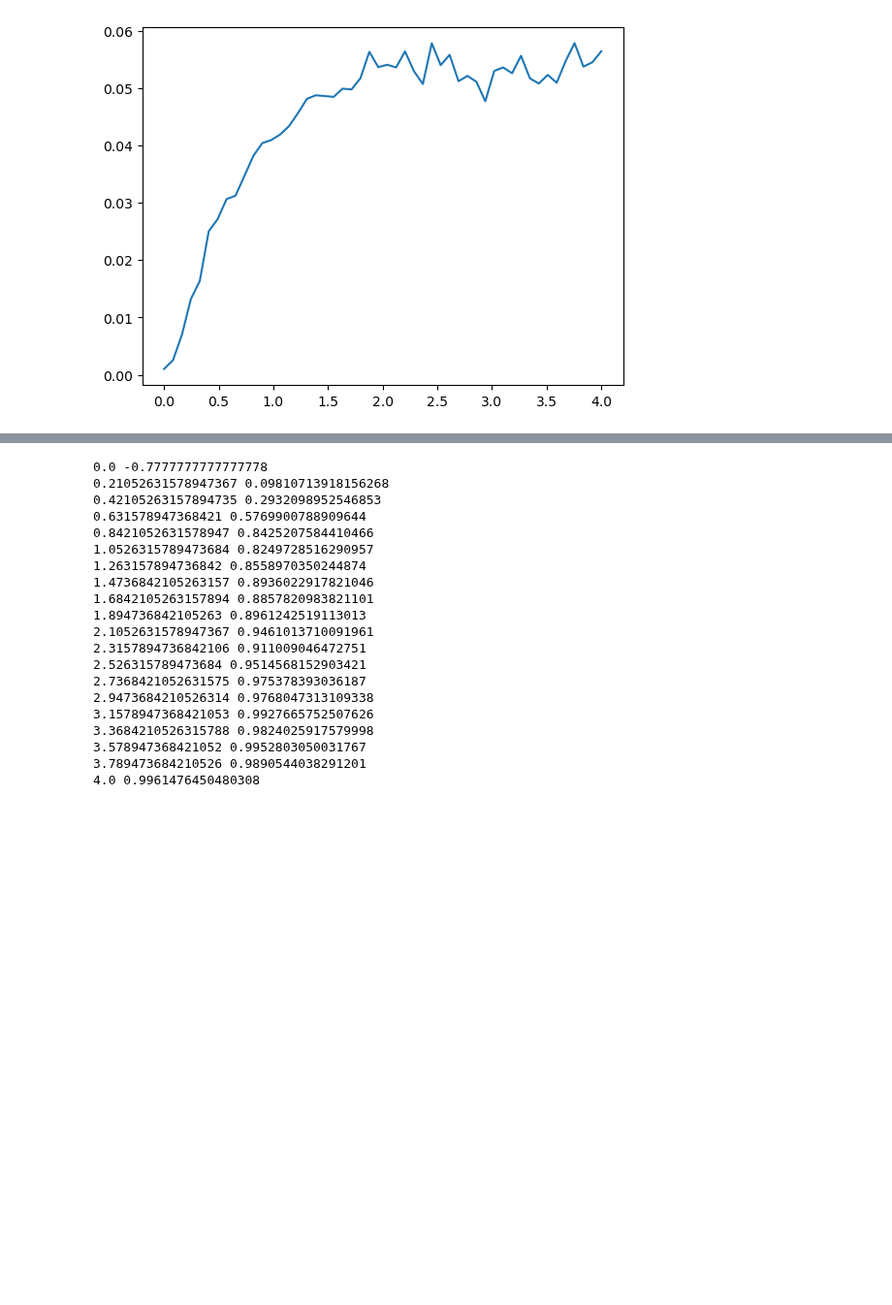
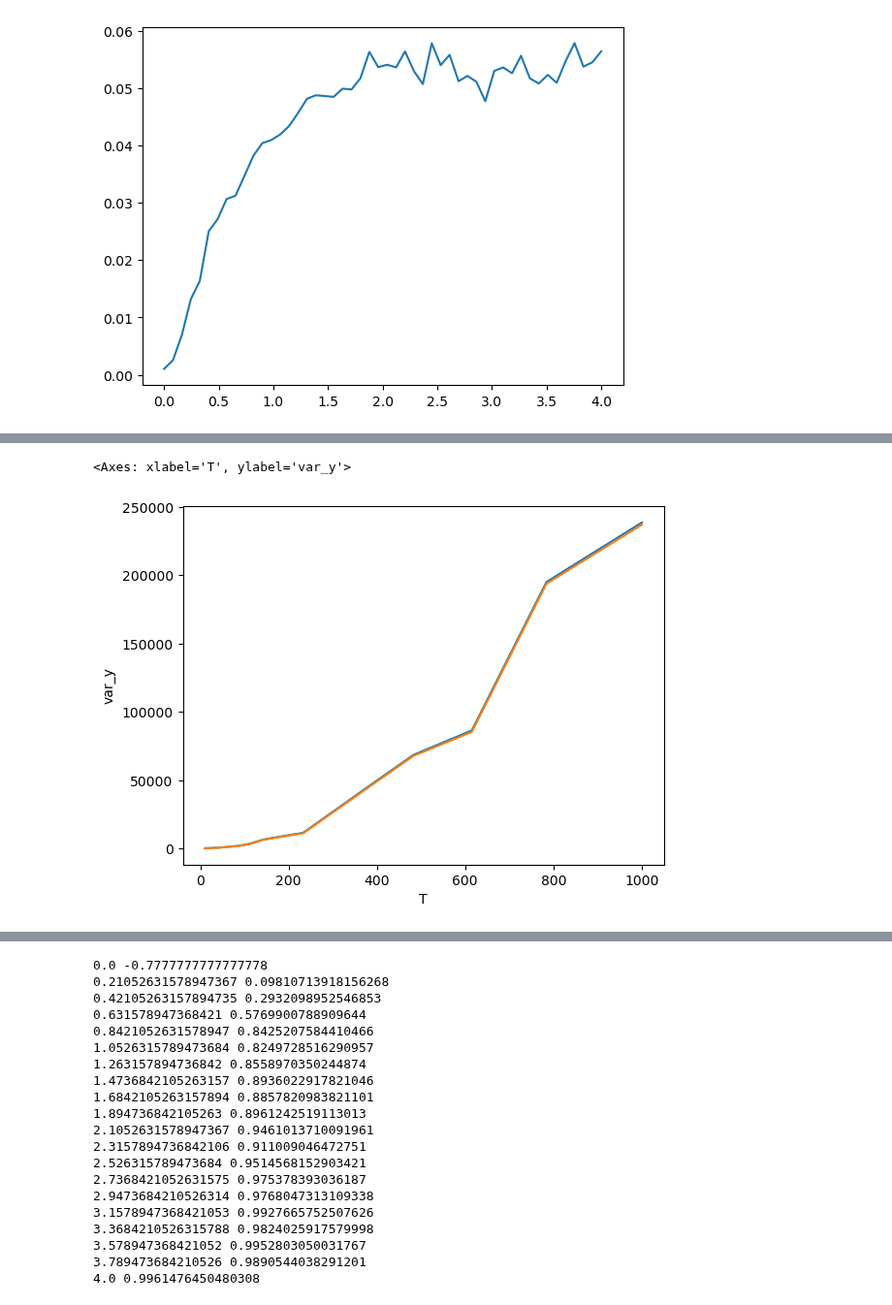
Before and after one commit to charlesmurphy1/midynet, a Jupyter notebook: notebooks/duality/exploration.ipynb, the cells around one changed output, grey strips where cells are left out. Shown at 97% size. Cells and saved outputs as stored; diff of their text form; code cells hidden in the pictures; blank space fills up the shorter version.

```diff
--- a/notebooks/duality/exploration.ipynb
+++ b/notebooks/duality/exploration.ipynb
@@ -134,0 +225,6 @@ KeyboardInterrupt:
+# %%
+sns.lineplot(pd.DataFrame(data), x="T", y="var_y")
+sns.lineplot(pd.DataFrame(data), x="T", y="var_y_x")
+# %% [output]
+<Axes: xlabel='T', ylabel='var_y'>
+[figure, added]
```
Also changed, not shown: parts of 74 cells of this notebook, 15 other files.
